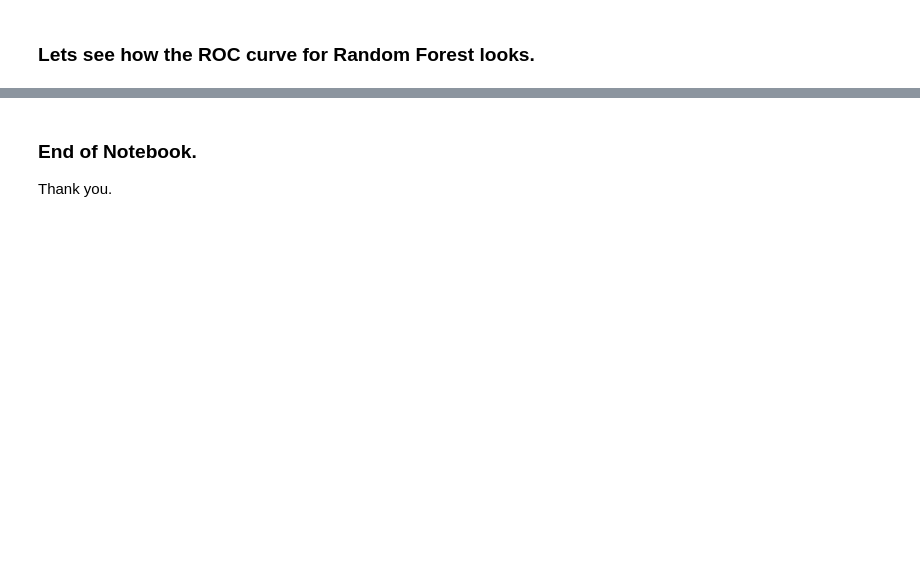
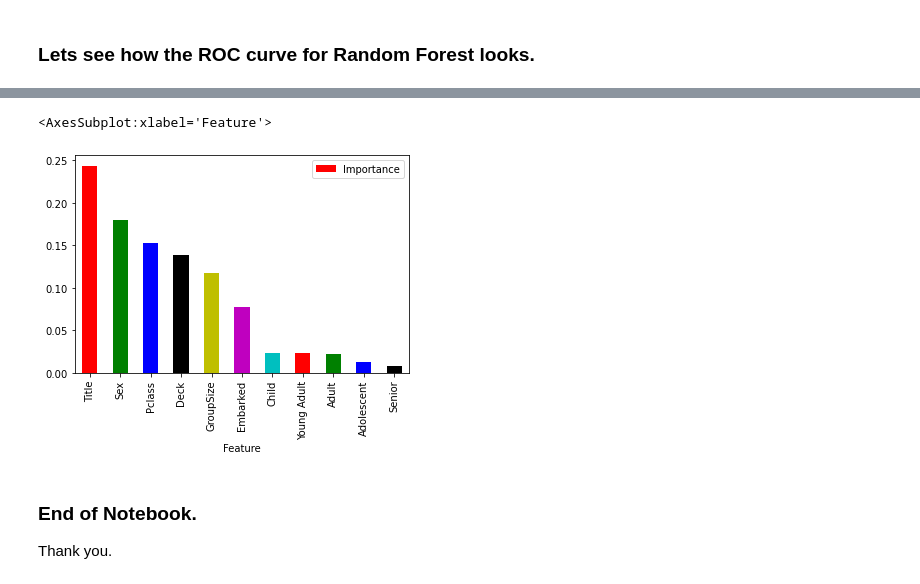
Before and after one commit to JackStelling/Titanic, a Jupyter notebook: Titanic2.ipynb, the cells around one changed output, grey strips where cells are left out. Cells and saved outputs as stored; diff of their text form; code cells hidden in the pictures; blank space fills up the shorter version.

```diff
--- a/Titanic2.ipynb
+++ b/Titanic2.ipynb
@@ -1300,0 +1203,4 @@ Text(0.5, 0.98, 'Confusion Matrix - Test Set    ')
+# %%
+importances_DT = pd.DataFrame({'Feature':X_train.columns,'Importance':np.round(final_model2.feature_importances_,3)})
+importances_DT = importances_DT.sort_values('Importance',ascending=False).set_index('Feature')
+importances_DT.head(10)
@@ -1301,3 +1220,10 @@ Text(0.5, 0.98, 'Confusion Matrix - Test Set    ')
+# %%
+#Plot the data:
+my_colours = list('rgbkymc')  #red, green, blue, black, etc.
+importances_DT.plot.bar(color = 'rgbkymc')
+# %% [output]
+<AxesSubplot:xlabel='Feature'>
+[figure, added]
 # %% [markdown]
 ### End of Notebook.
 
```
Also changed, not shown: parts of 66 cells of this notebook, 1 other file.
